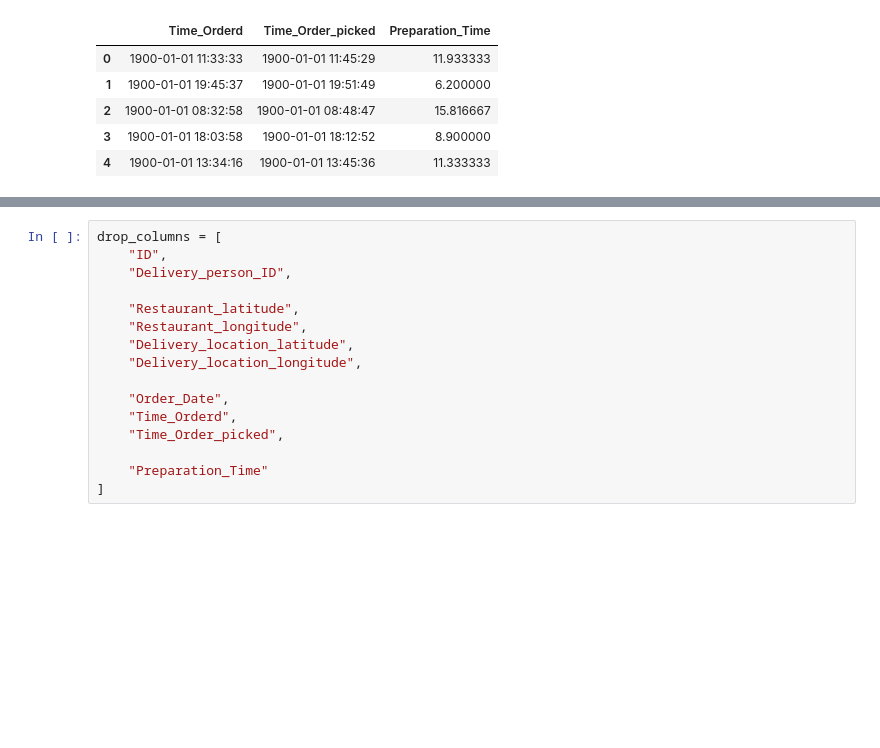
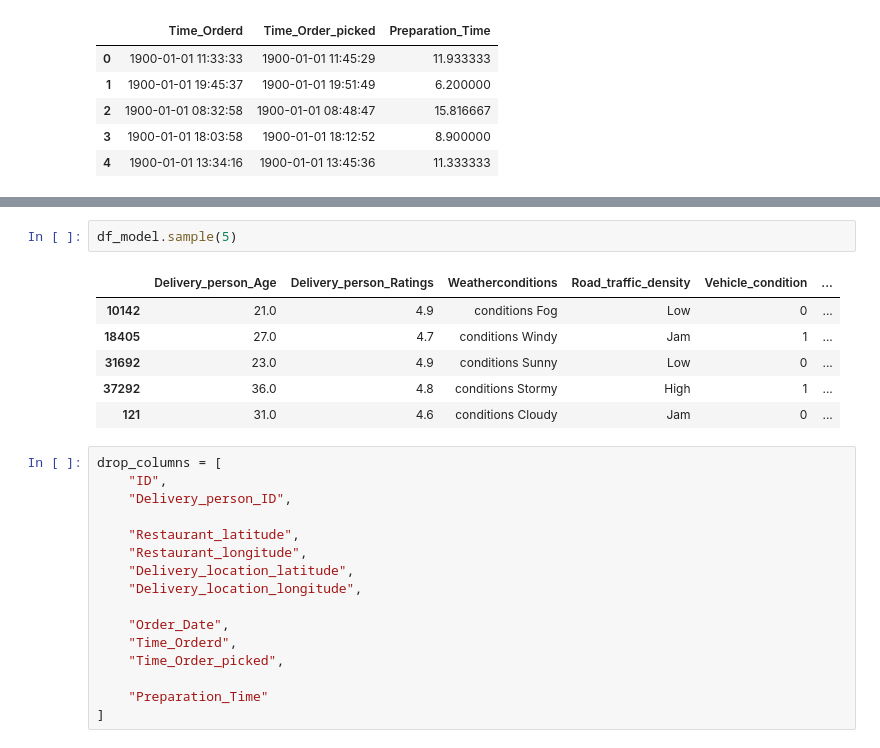
Before and after one commit to anshul-94/Food-Delivery-Time-Prediction, a Jupyter notebook: notebooks/03_feature_engineering.ipynb, the cells around one changed output, grey strips where cells are left out. Cells and saved outputs as stored; diff of their text form; blank space fills up the shorter version.

```diff
--- a/notebooks/03_feature_engineering.ipynb
+++ b/notebooks/03_feature_engineering.ipynb
@@ -143,3 +222,12 @@ X_experiment = df.drop(
+# %%
+df_model.sample(5)
+# %% [output]
+|  | Delivery_person_Age | Delivery_person_Ratings | Weatherconditions | Road_traffic_density | Vehicle_condition | ... |
+| 10142 | 21.0 | 4.9 | conditions Fog | Low | 0 | ... |
+| 18405 | 27.0 | 4.7 | conditions Windy | Jam | 1 | ... |
+| 31692 | 23.0 | 4.9 | conditions Sunny | Low | 0 | ... |
+| 37292 | 36.0 | 4.8 | conditions Stormy | High | 1 | ... |
+| 121 | 31.0 | 4.6 | conditions Cloudy | Jam | 0 | ... |
 # %%
 drop_columns = [
     "ID",
```
Also changed, not shown: parts of 14 cells of this notebook.
